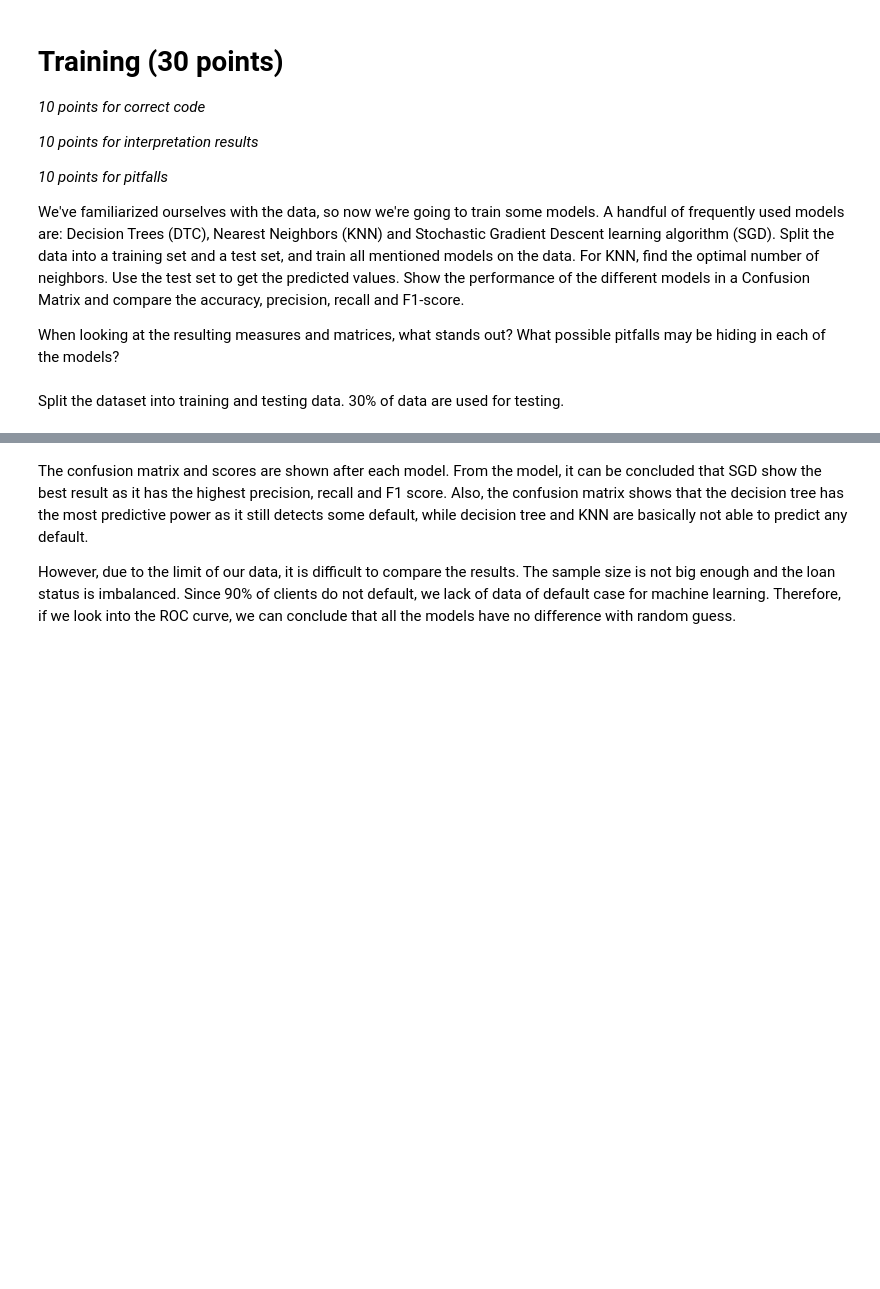
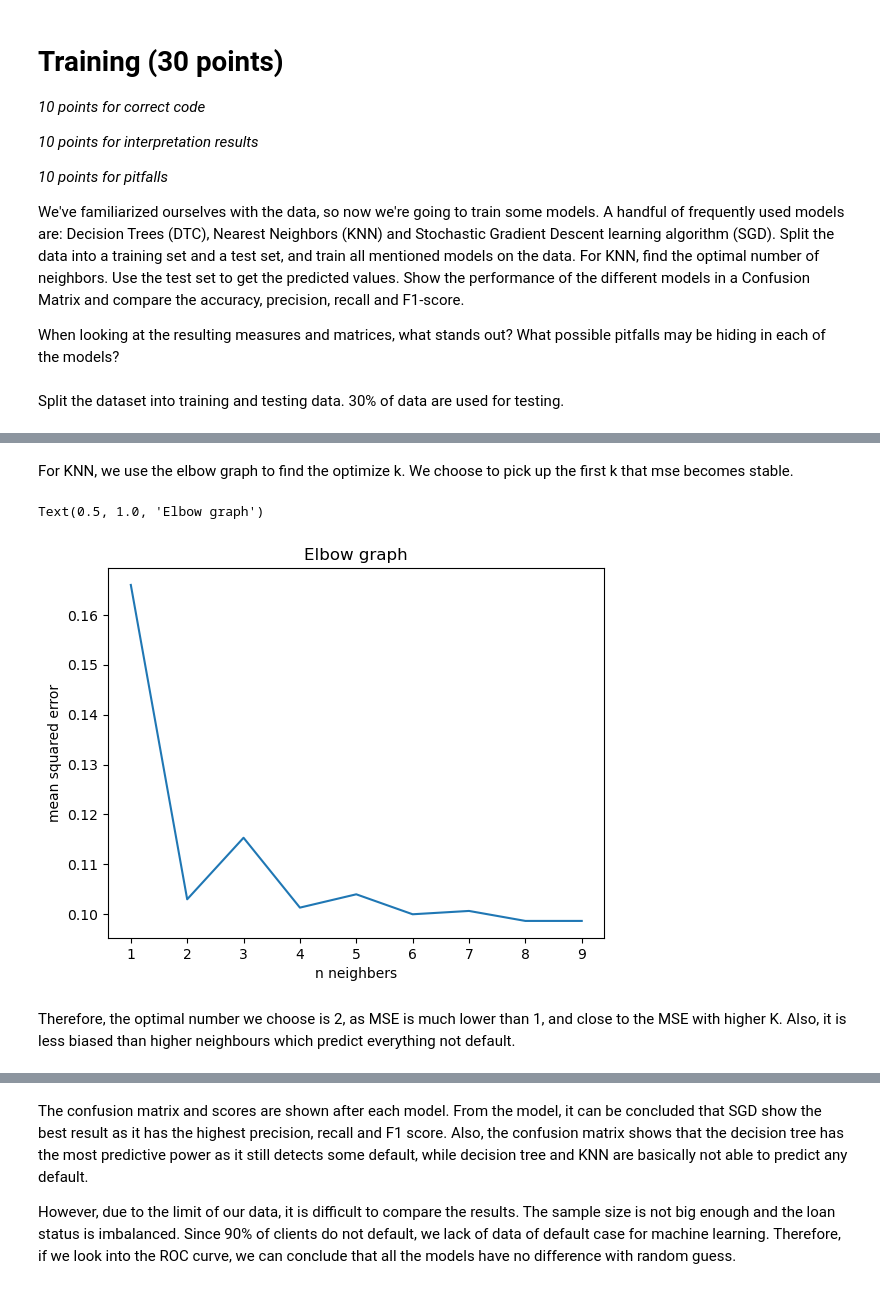
Before and after one commit to gua7/Finance, a Jupyter notebook: MachineLearning/assignment/a1.ipynb, the cells around one changed output, grey strips where cells are left out. Saved outputs shown, nothing was run; the diff lists cells and outputs as text; code cells hidden in the pictures; blank space fills up the shorter version.

```diff
--- a/MachineLearning/assignment/a1.ipynb
+++ b/MachineLearning/assignment/a1.ipynb
@@ -220,0 +225,2 @@ plt.legend(loc='lower right')
+# %% [markdown]
+For KNN, we use the elbow graph to find the optimize k. We choose to pick up the first k that mse becomes stable.
@@ -221 +235,11 @@ plt.legend(loc='lower right')
+# %%
+plt.plot(n,mse)
+plt.xlabel('n neighbers')
+plt.ylabel('mean squared error')
+plt.title('Elbow graph')
+# %% [output]
+Text(0.5, 1.0, 'Elbow graph')
+[figure, added]
+# %% [markdown]
+Therefore, the optimal number we choose is 2, as MSE is much lower than 1, and close to the MSE with higher K. Also, it is less biased than higher neighbours which predict everything not default.
 # %%
```
Also changed, not shown: parts of 15 cells of this notebook.
